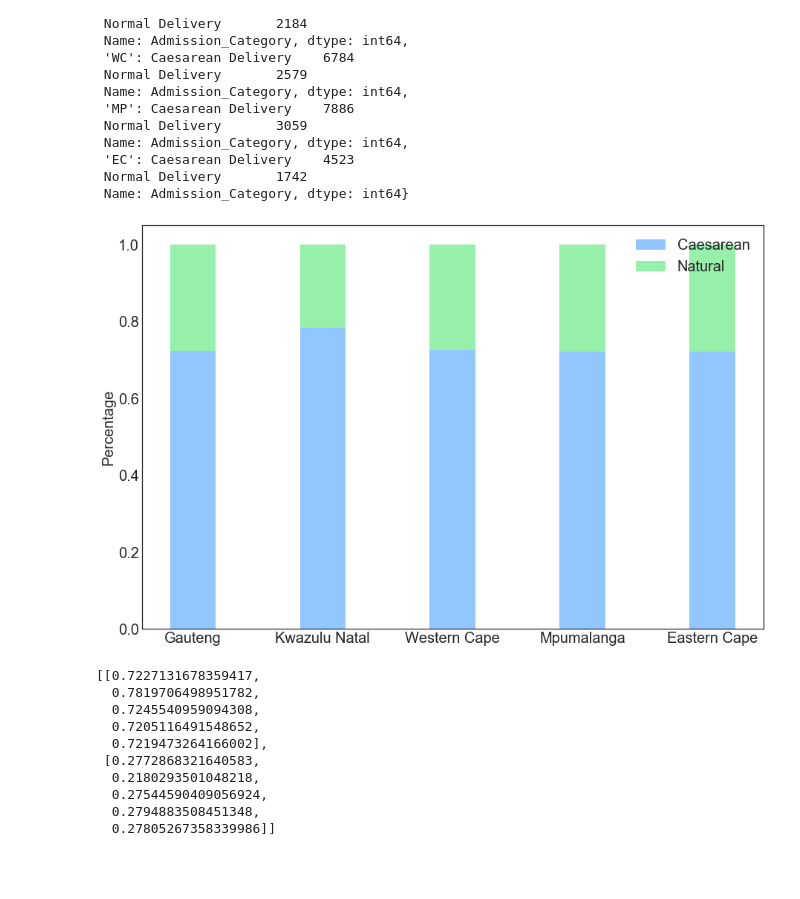
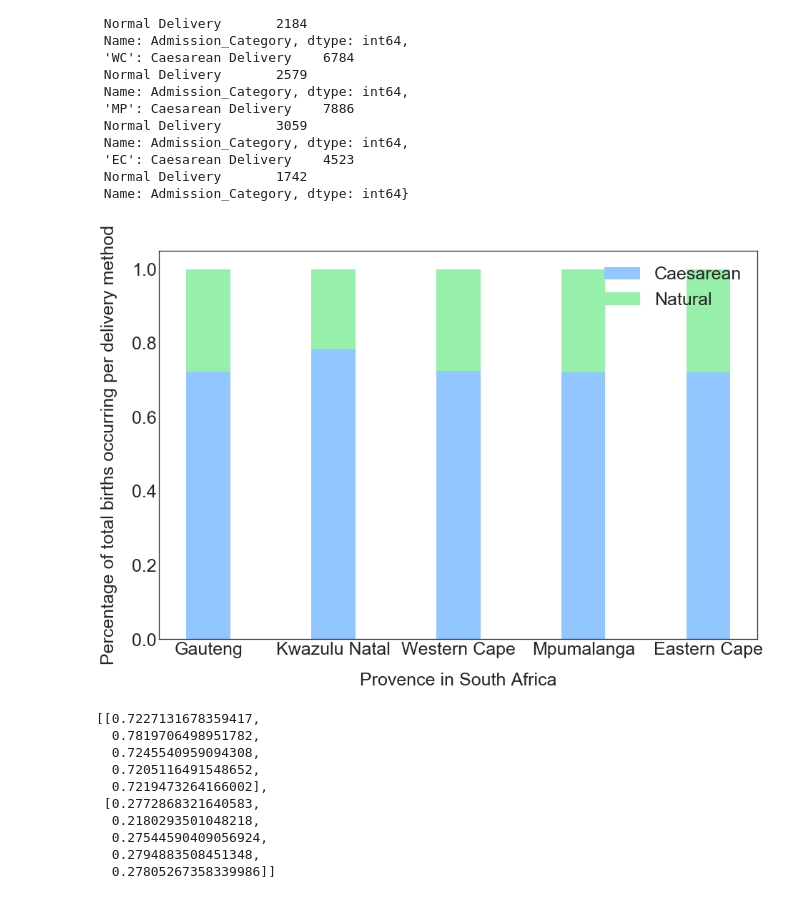
Before and after one commit to DaliaSolomon/BUS4029H-Thesis-Project, a Jupyter notebook: 3 - Analysis of Mothers.ipynb, the cells around one changed output. Cells and saved outputs as stored; diff of their text form; code cells hidden in the pictures; blank space fills up the shorter version.

```diff
--- a/3 - Analysis of Mothers.ipynb
+++ b/3 - Analysis of Mothers.ipynb
@@ -821,8 +828,12 @@ df1= pd.DataFrame({
 },index=labels)
 
 ax1=df1.plot(kind='bar',figsize=(15,10))
-plt.rcParams['font.size'] = 20.0
-ax1.set_ylabel('Average Cost per Patient')
+plt.rcParams['font.size'] = 25.0
+ax1.set_ylabel('Average cost per patient (in Rands)')
+ax1.xaxis.labelpad = 25
+ax1.yaxis.labelpad = 25
+ax1.xaxis.fontsize=25
+ax1.yaxis.fontsize=25
 ax1.set_xlabel('Year')
 
 plt.tight_layout()
@@ -939,0 +951,20 @@ plt.savefig('Change_in_costs.png', dpi=350)
+# %%
+labels = ['2014', '2015', '2016', '2017', '2018', '2019']
+colors=["red","blue","green","black"]
+df= pd.DataFrame({
+    'Change in Pathology Costs':change_in_pathology_costs,
+    'Change in Radiology Costs':change_in_radiology_costs,
+    'Change in Pharmacy Costs':change_in_pharmacy_costs,
+    'Inflation in South Africa':inflation
+},index=labels)
+
+ax=df.plot(kind='line',color=colors,figsize=(20,10))
+plt.rcParams['font.size'] = 25.0
+ax.set_ylabel('Annual change in the average cost per patient')
+ax.set_xlabel('Year')
+ax.set_ylim(-0.1,0.5)
+ax2.xaxis.labelpad = 20
+ax2.yaxis.labelpad = 20
+
+plt.tight_layout()
+plt.savefig('Change_in_minor_costs.png', dpi=350)
@@ -1032,22 +1065,26 @@ EC_C=len(EC_moms[try10])/len(EC_moms[try9|try10])
 # %%
 plt.style.use("seaborn-pastel")
 labels = ['Gauteng','Kwazulu Natal','Western Cape', 'Mpumalanga', 'Eastern Cape']
 Caeserian_Percentages = [GAU_C,KZN_C,WC_C,MP_C,EC_C]
 Natural_Percentages = [GAU_N,KZN_N,WC_N,MP_N,EC_N]
 width = 0.35       # the width of the bars: can also be len(x) sequence
 
 fig, ax = plt.subplots(figsize=(15,10))
-plt.rcParams['font.size'] = 20.0
+plt.rcParams['font.size'] = 25.0
 ax.bar(labels, Caeserian_Percentages, width, label='Caesarean')
 ax.bar(labels, Natural_Percentages, width, bottom=Caeserian_Percentages,
        label='Natural')
 
-ax.set_ylabel('Percentage')
-ax.legend(fontsize=20)
+ax.set_ylabel('Percentage of total births occurring per delivery method')
+ax.set_xlabel("Provence in South Africa")
+ax.xaxis.labelpad = 20
+ax.yaxis.labelpad = 20
+
+ax.legend(fontsize=25, loc="upper right")
 
 plt.show()
 # %% [output]
-[figure, old version]
+[figure, new version]
 # %%
 [Caeserian_Percentages,Natural_Percentages]
 # %% [output]
```
Also changed, not shown: parts of 27 cells of this notebook, 1 other file.
